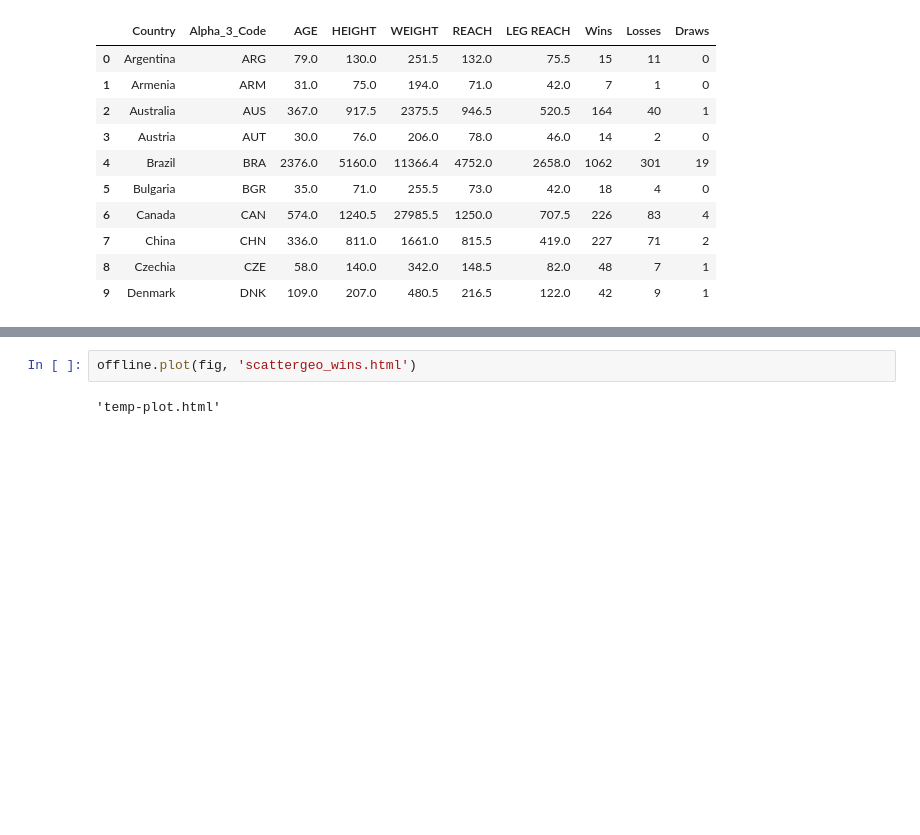
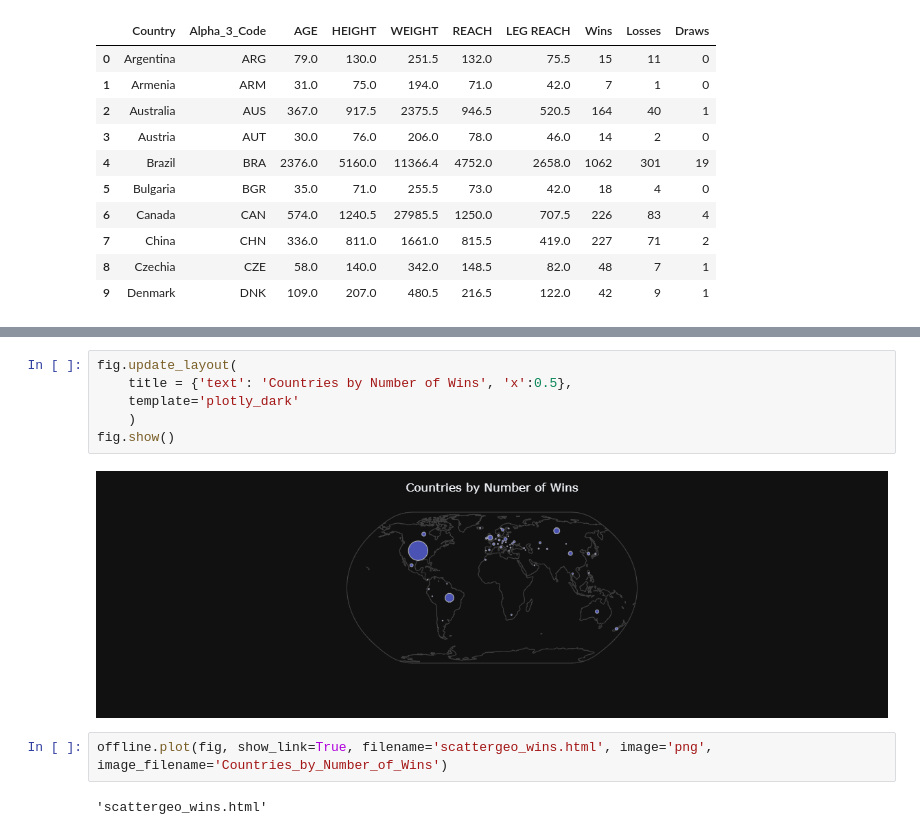
Before and after one commit to Vazquez-Michael-V/ufc_stats, a Jupyter notebook: ufc_plots_2.ipynb, the cells around one changed output, grey strips where cells are left out. Cells and saved outputs as stored; diff of their text form; blank space fills up the shorter version.

Commit message:
Updates the globe plot.

```diff
--- a/ufc_plots_2.ipynb
+++ b/ufc_plots_2.ipynb
@@ -209,4 +198,12 @@ fig.show()
+# %%
+fig.update_layout(
+    title = {'text': 'Countries by Number of Wins', 'x':0.5},
+    template='plotly_dark'
+    )
+fig.show()
+# %% [output]
+[figure, added]
 # %%
-offline.plot(fig, 'scattergeo_wins.html')
+offline.plot(fig, show_link=True, filename='scattergeo_wins.html', image='png', image_filename='Countries_by_Number_of_Wins')
 # %% [output]
-'temp-plot.html'
+'scattergeo_wins.html'
```
Also changed, not shown: parts of 3 cells of this notebook.
